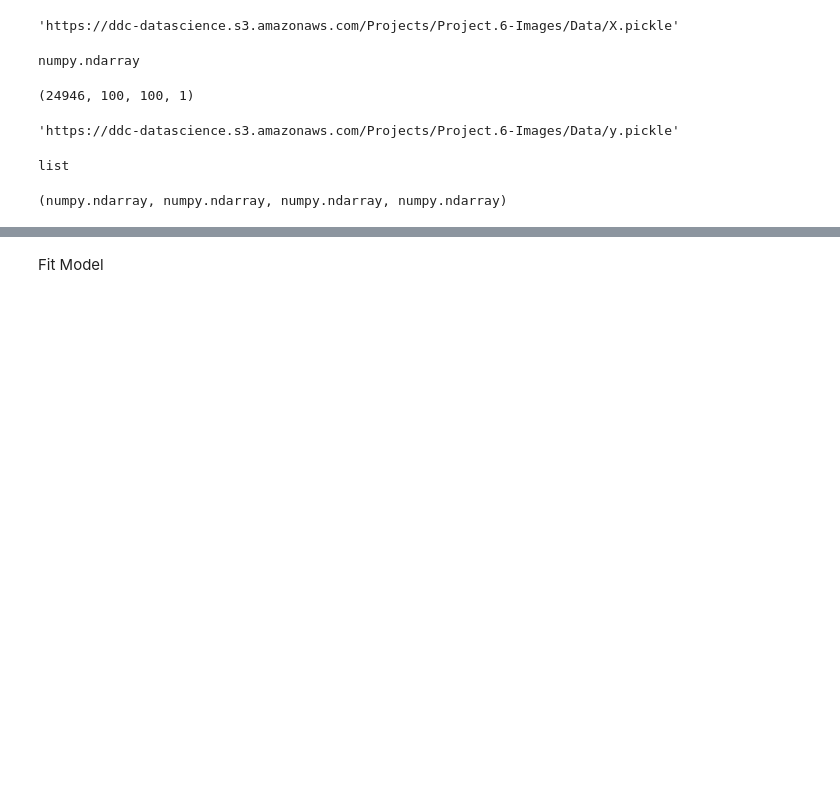
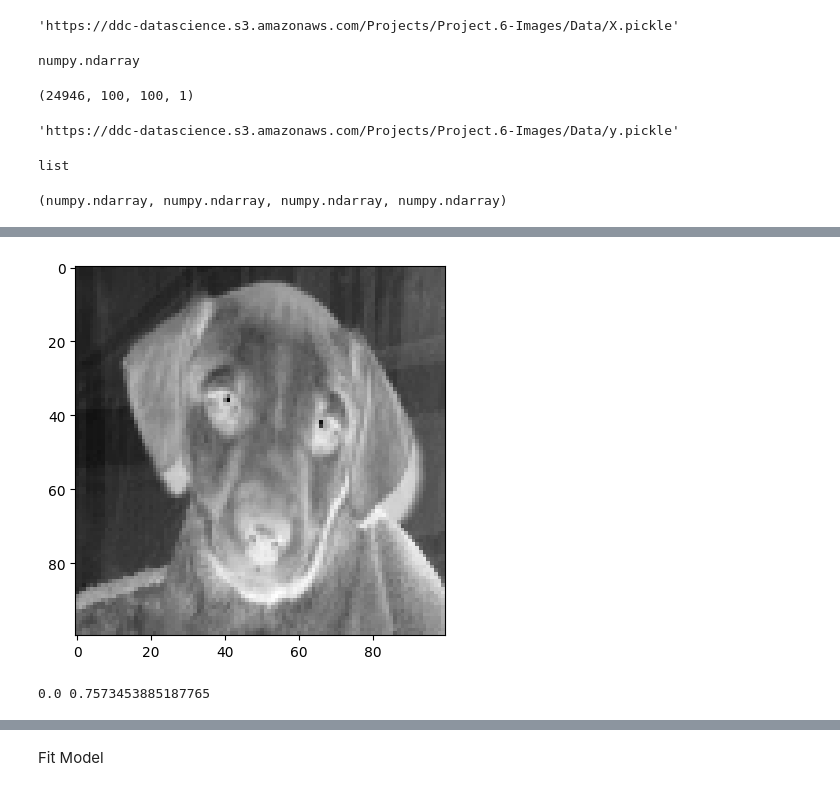
Before and after one commit to JuanReyesAn/Data-Science-Portfolio-C21, a Jupyter notebook: Projects/Project-6/Images-Description.for.Students.ipynb, the cells around one changed output, grey strips where cells are left out. Saved outputs shown, nothing was run; the diff lists cells and outputs as text; code cells hidden in the pictures; blank space fills up the shorter version.

```diff
--- a/Projects/Project-6/Images-Description.for.Students.ipynb
+++ b/Projects/Project-6/Images-Description.for.Students.ipynb
@@ -72,6 +72,9 @@ image_url = "https://ddc-datascience.s3.amazonaws.com/Projects/Project.6-Images/
 # 2. Convert target list 'target' into a numpy array
 y = np.array(target)
 X = image_array
+# %%
+X = X[:1000]
+y = y[:1000]
 # %%
 # Split your actual cat/dog dataset (X and y)
 X_train, X_test, y_train, y_test = train_test_split(
@@ -110,0 +133,5 @@ X_train[0]
+# %%
+plt.imshow( X_train[1], cmap = plt.cm.gray_r )
+plt.show()
+# %% [output]
+[figure, added]
@@ -110,0 +142,4 @@ X_train[0]
+# %%
+print(X_train.min(), X_train.max())
+# %% [output]
+0.0 0.7573453885187765
```
Also changed, not shown: parts of 29 cells of this notebook.
